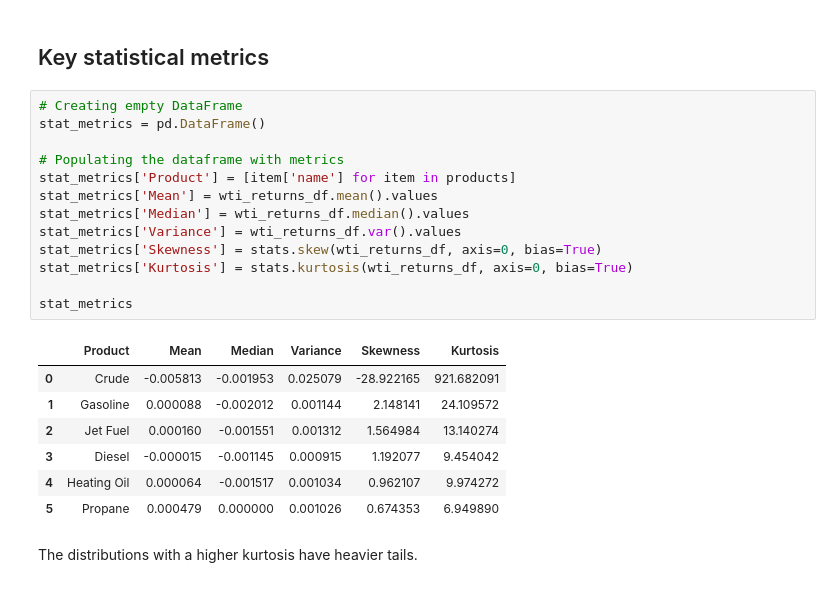
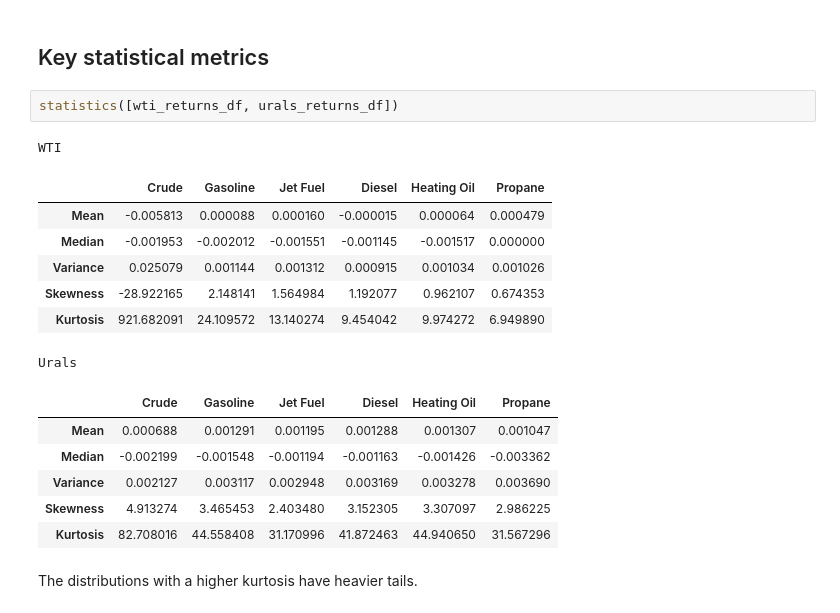
Before and after one commit to timdanilov/capstone-project, a Jupyter notebook: capstone.ipynb, the cells around one changed output. Cells and saved outputs as stored; diff of their text form.

```diff
--- a/capstone.ipynb
+++ b/capstone.ipynb
@@ -417,26 +510,22 @@ g.map_offdiag(sns.scatterplot)
 [figure]
 # %% [markdown]
 ## Key statistical metrics
-# %%
-# Creating empty DataFrame
-stat_metrics = pd.DataFrame()
-
-# Populating the dataframe with metrics
-stat_metrics['Product'] = [item['name'] for item in products]
-stat_metrics['Mean'] = wti_returns_df.mean().values
-stat_metrics['Median'] = wti_returns_df.median().values
-stat_metrics['Variance'] = wti_returns_df.var().values
-stat_metrics['Skewness'] = stats.skew(wti_returns_df, axis=0, bias=True)
-stat_metrics['Kurtosis'] = stats.kurtosis(wti_returns_df, axis=0, bias=True)
-
-stat_metrics
-# %% [output]
-|  | Product | Mean | Median | Variance | Skewness | Kurtosis |
-| 0 | Crude | -0.005813 | -0.001953 | 0.025079 | -28.922165 | 921.682091 |
-| 1 | Gasoline | 0.000088 | -0.002012 | 0.001144 | 2.148141 | 24.109572 |
-| 2 | Jet Fuel | 0.000160 | -0.001551 | 0.001312 | 1.564984 | 13.140274 |
-| 3 | Diesel | -0.000015 | -0.001145 | 0.000915 | 1.192077 | 9.454042 |
-| 4 | Heating Oil | 0.000064 | -0.001517 | 0.001034 | 0.962107 | 9.974272 |
-| 5 | Propane | 0.000479 | 0.000000 | 0.001026 | 0.674353 | 6.949890 |
+# %%
+statistics([wti_returns_df, urals_returns_df])
+# %% [output]
+WTI
+|  | Crude | Gasoline | Jet Fuel | Diesel | Heating Oil | Propane |
+| Mean | -0.005813 | 0.000088 | 0.000160 | -0.000015 | 0.000064 | 0.000479 |
+| Median | -0.001953 | -0.002012 | -0.001551 | -0.001145 | -0.001517 | 0.000000 |
+| Variance | 0.025079 | 0.001144 | 0.001312 | 0.000915 | 0.001034 | 0.001026 |
+| Skewness | -28.922165 | 2.148141 | 1.564984 | 1.192077 | 0.962107 | 0.674353 |
+| Kurtosis | 921.682091 | 24.109572 | 13.140274 | 9.454042 | 9.974272 | 6.949890 |
+Urals
+|  | Crude | Gasoline | Jet Fuel | Diesel | Heating Oil | Propane |
+| Mean | 0.000688 | 0.001291 | 0.001195 | 0.001288 | 0.001307 | 0.001047 |
+| Median | -0.002199 | -0.001548 | -0.001194 | -0.001163 | -0.001426 | -0.003362 |
+| Variance | 0.002127 | 0.003117 | 0.002948 | 0.003169 | 0.003278 | 0.003690 |
+| Skewness | 4.913274 | 3.465453 | 2.403480 | 3.152305 | 3.307097 | 2.986225 |
+| Kurtosis | 82.708016 | 44.558408 | 31.170996 | 41.872463 | 44.940650 | 31.567296 |
 # %% [markdown]
 The distributions with a higher kurtosis have heavier tails.
```
Also changed, not shown: parts of 23 cells of this notebook, 1 other file.
